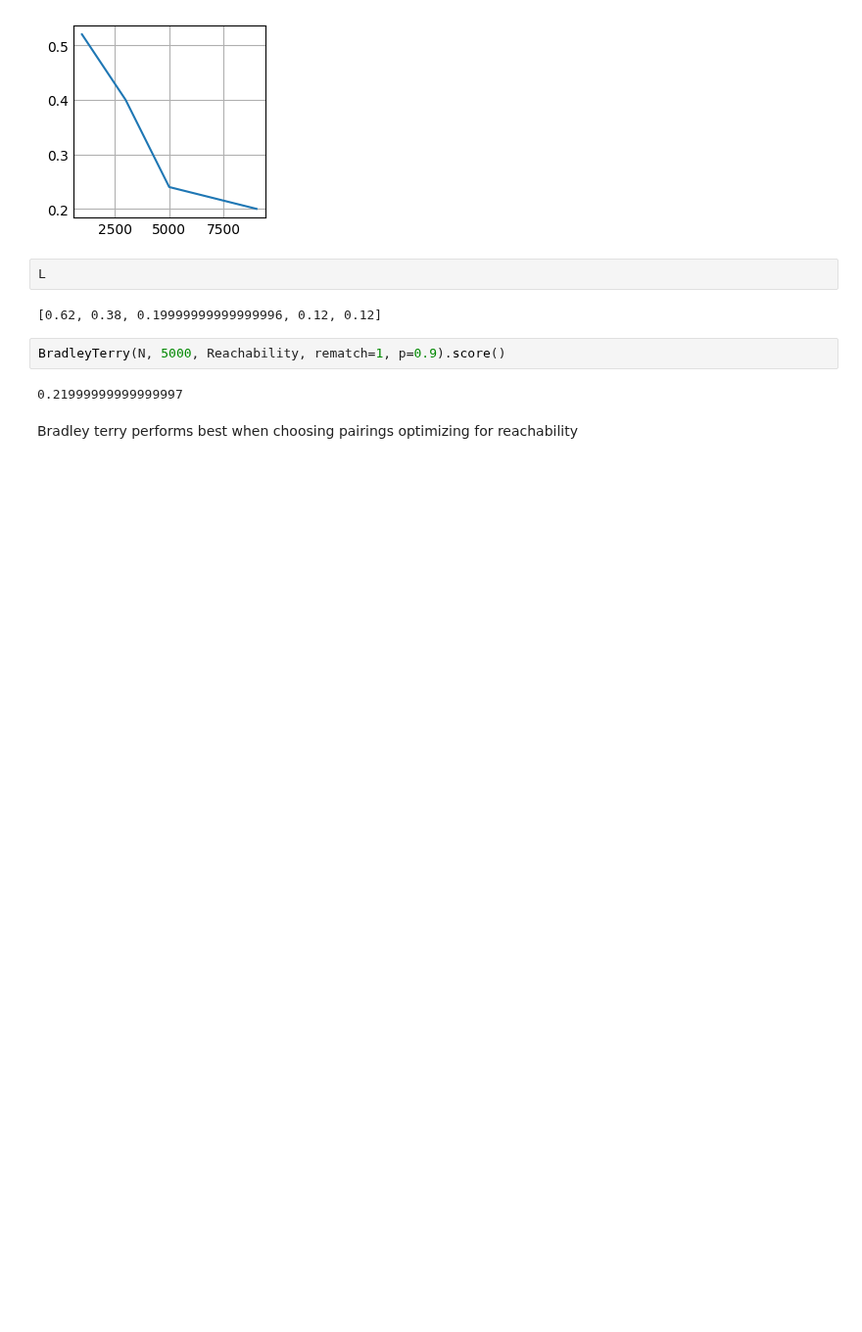
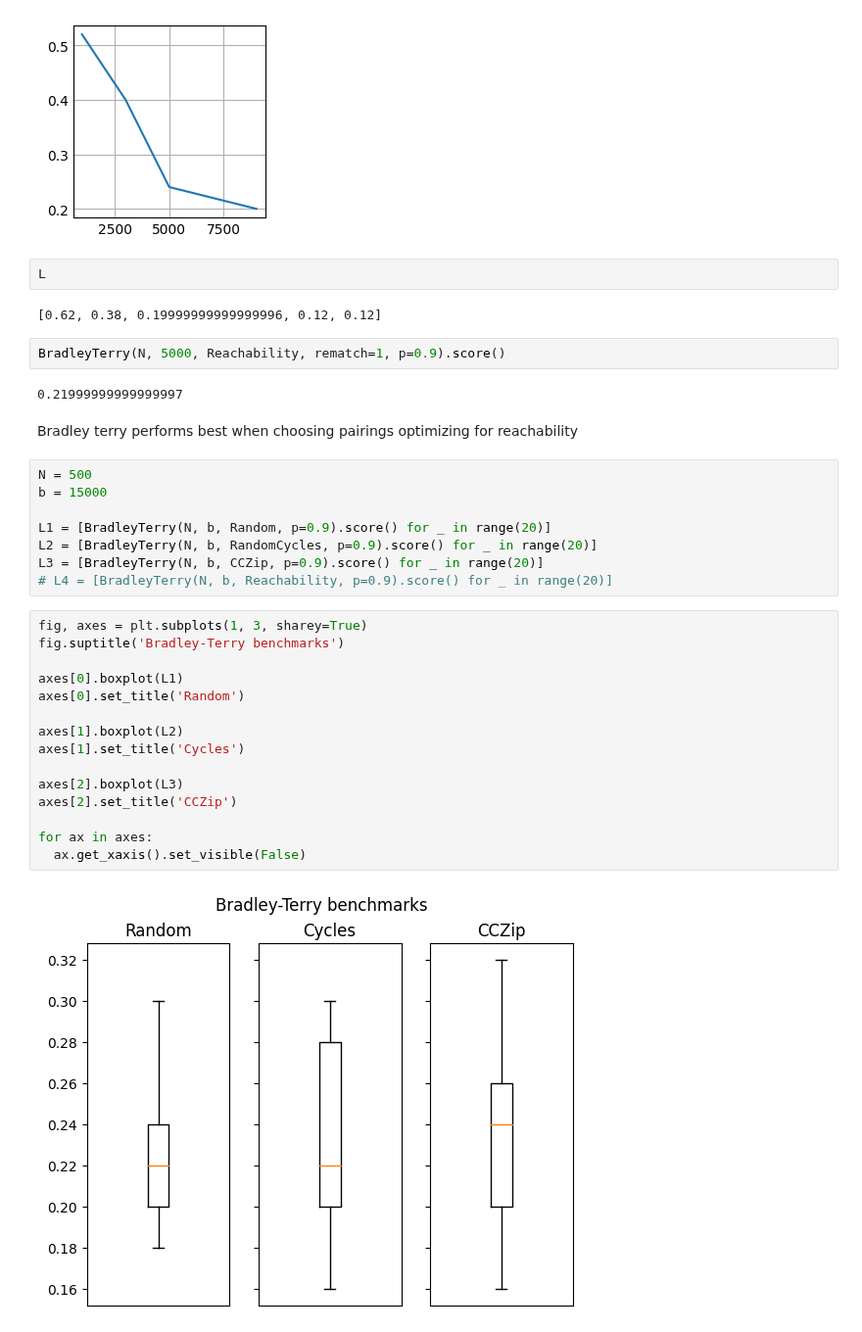
Before and after one commit to fcrozatier/voting-systems-benchmark, a Jupyter notebook: src/bradley_terry/bradley_terry.ipynb, the cells around one changed output. Shown at 98% size. Saved outputs shown, nothing was run; the diff lists cells and outputs as text; blank space fills up the shorter version.

Commit message:
bradley terry benchmark

```diff
--- a/src/bradley_terry/bradley_terry.ipynb
+++ b/src/bradley_terry/bradley_terry.ipynb
@@ -63,3 +63,28 @@ BradleyTerry(N, 5000, Reachability, rematch=1, p=0.9).score()
 0.21999999999999997
 # %% [markdown]
 Bradley terry performs best when choosing pairings optimizing for reachability
+# %%
+N = 500
+b = 15000
+
+L1 = [BradleyTerry(N, b, Random, p=0.9).score() for _ in range(20)]
+L2 = [BradleyTerry(N, b, RandomCycles, p=0.9).score() for _ in range(20)]
+L3 = [BradleyTerry(N, b, CCZip, p=0.9).score() for _ in range(20)]
+# L4 = [BradleyTerry(N, b, Reachability, p=0.9).score() for _ in range(20)]
+# %%
+fig, axes = plt.subplots(1, 3, sharey=True)
+fig.suptitle('Bradley-Terry benchmarks')
+
+axes[0].boxplot(L1)
+axes[0].set_title('Random')
+
+axes[1].boxplot(L2)
+axes[1].set_title('Cycles')
+
+axes[2].boxplot(L3)
+axes[2].set_title('CCZip')
+
+for ax in axes:
+  ax.get_xaxis().set_visible(False)
+# %% [output]
+[figure, added]
```
